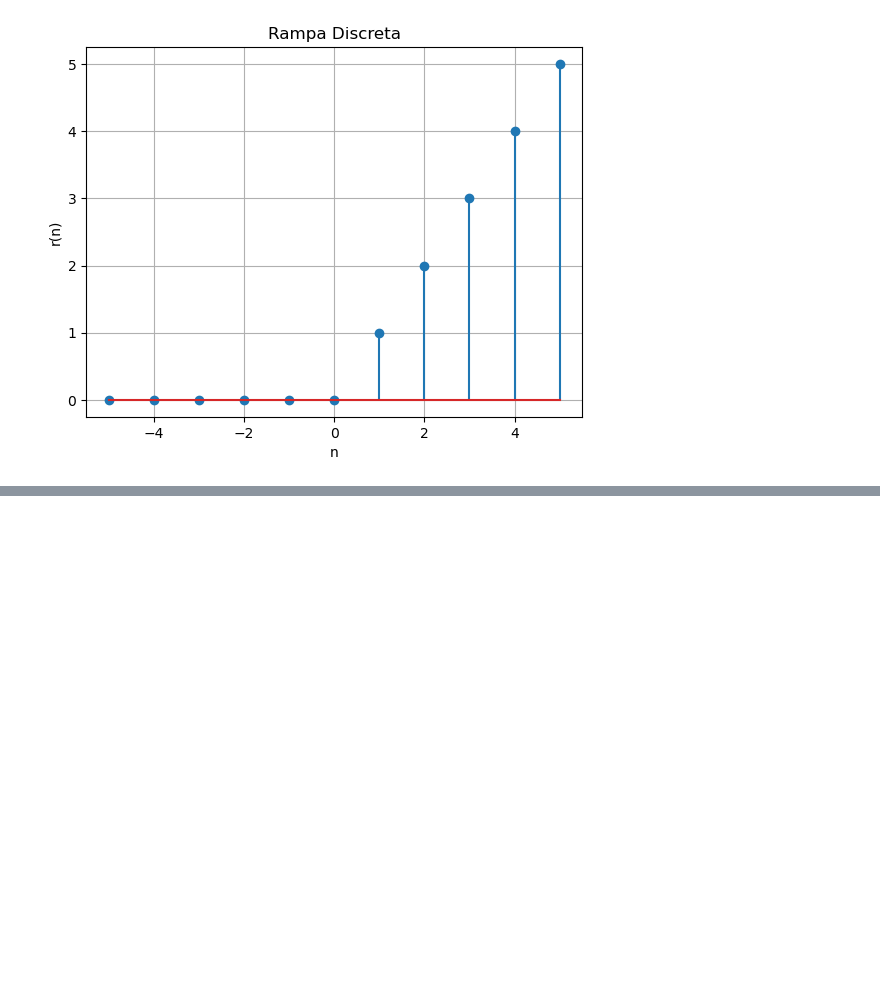
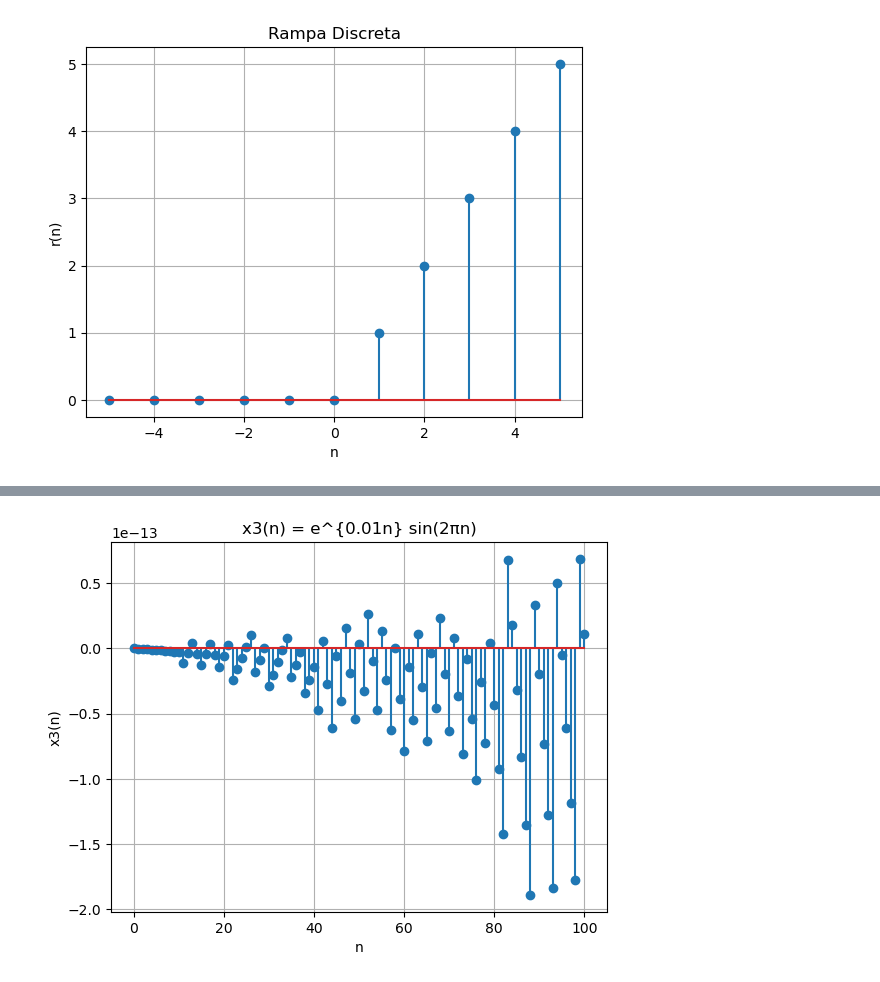
Before and after one commit to decagsito/Biosenales_20261, a Jupyter notebook: Practica_2.ipynb, the cells around one changed output, grey strips where cells are left out. Drawn from its saved outputs; the diff is of its cells as text; code cells hidden in the pictures; blank space fills up the shorter version.

```diff
--- a/Practica_2.ipynb
+++ b/Practica_2.ipynb
@@ -64,0 +87,16 @@ plt.show()
+# %%
+# Intervalo
+n = np.arange(0, 101)
+
+# Señal
+x3 = np.exp(0.01*n) * np.sin(2*np.pi*n)
+
+# Graficar
+plt.stem(n, x3)
+plt.xlabel("n")
+plt.ylabel("x3(n)")
+plt.title("x3(n) = e^{0.01n} sin(2πn)")
+plt.grid()
+plt.show()
+# %% [output]
+[figure, added]
```
Also changed, not shown: parts of 3 cells of this notebook.
